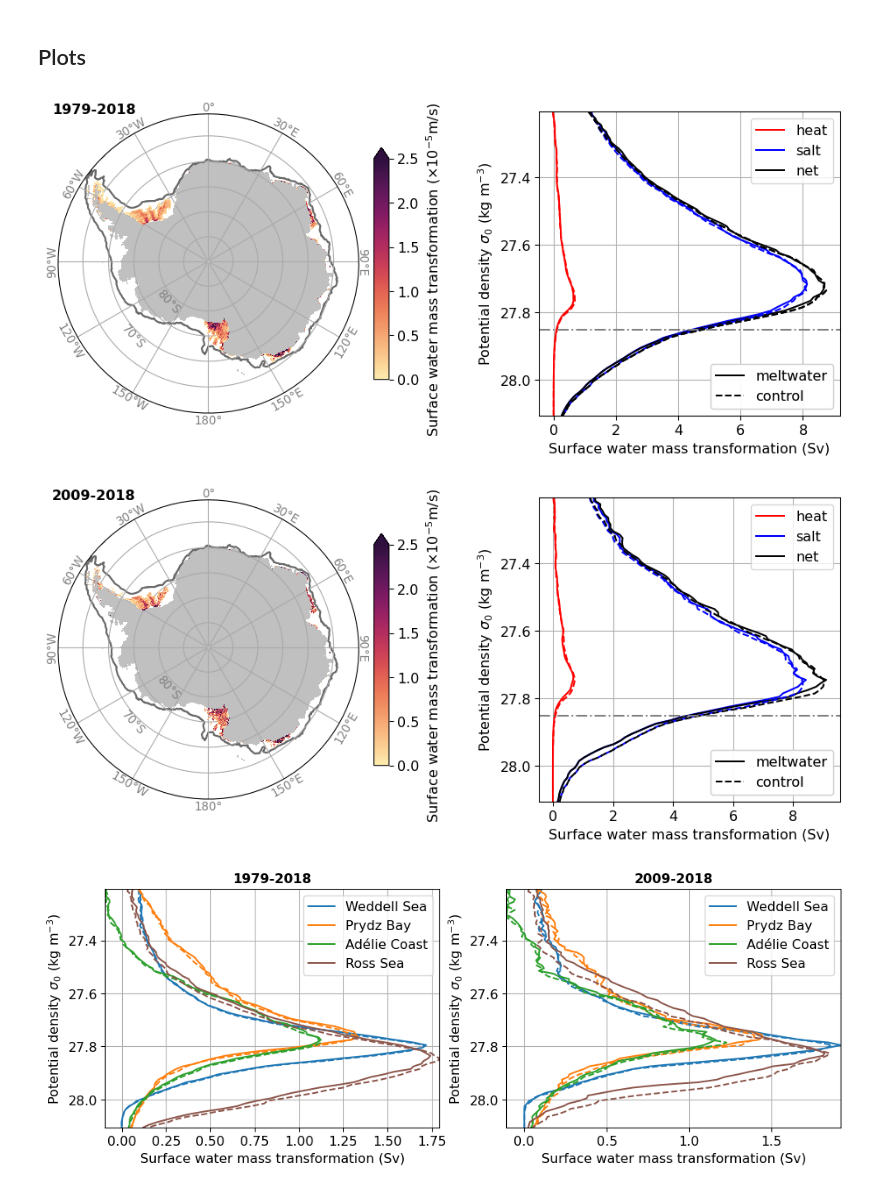
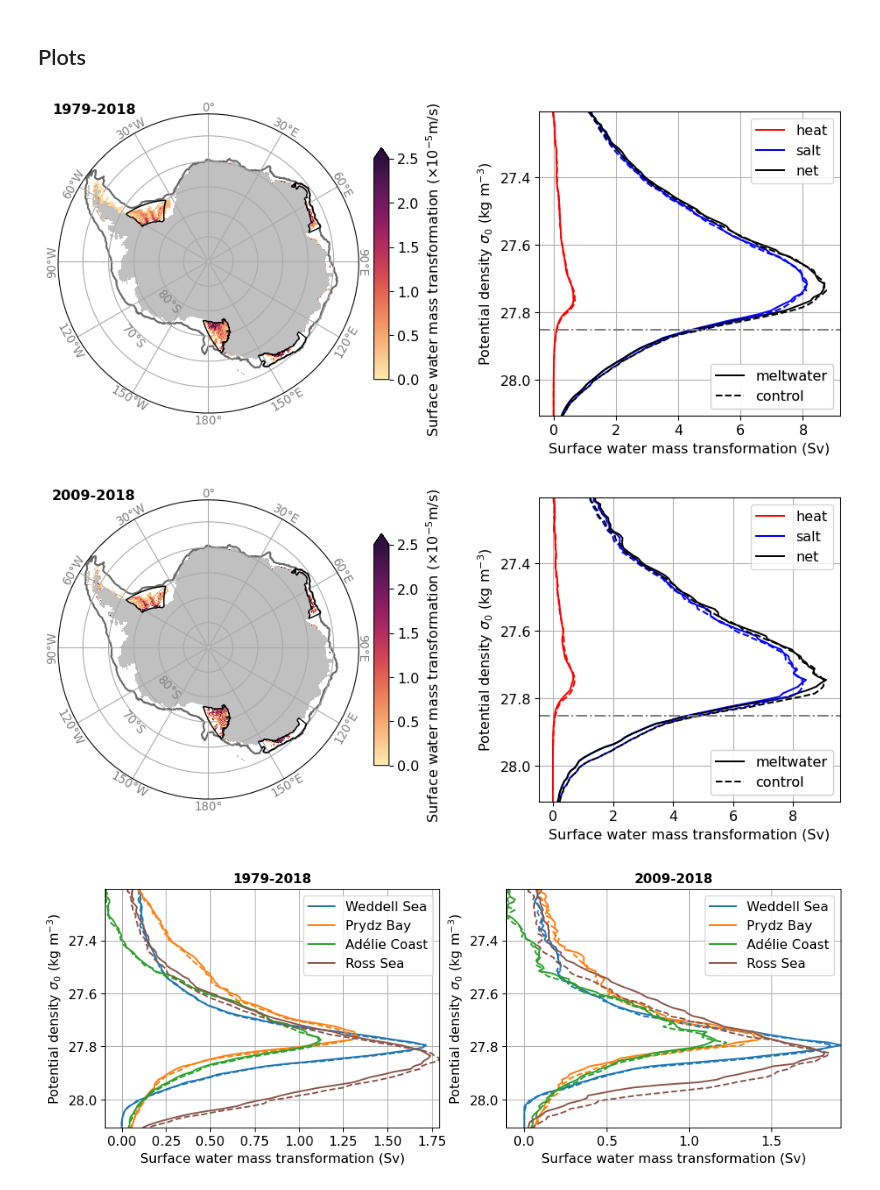
Before and after one commit to adele-morrison/IAF-meltwater, a Jupyter notebook: notebooks/SWMT_plots.ipynb, the cells around one changed output. Cells and saved outputs as stored; diff of their text form; code cells hidden in the pictures.

Commit message:
added outlines of DSW formation regions

```diff
--- a/notebooks/SWMT_plots.ipynb
+++ b/notebooks/SWMT_plots.ipynb
@@ -41,7 +42,7 @@ client
 # %% [output]
 <Client: 'tcp://127.0.0.1:41913' processes=4 threads=16, memory=250.00 GiB>
 # %%
-master_session = cc.database.create_session()
+session = cc.database.create_session()
 
 exp_ctrl = '01deg_jra55v140_iaf_cycle4'
 exp_melt = '01deg_jra55v140_iaf_cycle4_MWpert'
@@ -56,13 +57,26 @@ path_output = '/g/data/e14/cs6673/meltwater/data_SWMT/'
 # %%
 DSW_region = {
     'name': ['Weddell', 'Prydz', 'Adelie', 'Ross'],
-    'name_long': ['Weddell Sea', 'Prydz Bay', 'Adélie Coast', 'Ross Sea']}
+    'name_long': ['Weddell Sea', 'Prydz Bay', 'Adélie Coast', 'Ross Sea'],
+    'lon': [[-60, -35, -48, -62, -60],
+            [48, 73, 74, 48, 48],
+            [128-360, 152-360, 152-360, 128-360, 128-360],
+            [185-360, 160-360, 164-360, 172-360, 185-360]],
+    'lat': [[-71, -75, -78, -75, -71],
+            [-65, -66.5, -69, -68, -65],
+            [-64.5, -66, -69, -67.5, -64.5],
+            [-78, -78, -73, -71.5, -78]]}
 # %% [markdown]
 ## Load data
 # %%
 # topography data for plotting:
-ht = cc.querying.getvar(exp_ctrl,'ht' , master_session,n=1).sel(yt_ocean=lat_slice)
+ht = cc.querying.getvar(exp_ctrl,'ht' , session,n=1).sel(yt_ocean=lat_slice)
 land_mask = (ht*0).fillna(1)
+xt_ocean = cc.querying.getvar(
+    exp_ctrl, 'xt_ocean', session, frequency='static', n=1)
+yt_ocean = cc.querying.getvar(
+    exp_ctrl, 'yt_ocean', session, frequency='static', n=1).sel(
+    yt_ocean=slice(-90, -60))
 # land_mask = np.squeeze(ht.values)*0
 # land_mask[np.isnan(land_mask)] = 1
 # land_mask = np.where(land_mask==1,land_mask,np.nan)
@@ -70,6 +84,20 @@ land_mask = (ht*0).fillna(1)
 # # make land go all the way to -90S:
 # land_mask_lat = ht.yt_ocean.values
 # land_mask_lat[0] = -90
+# %%
+for a, area_text in enumerate(DSW_region['name']):
+    if a == 0:
+        mask_DSW = mask_from_polygon(
+            DSW_region['lon'][a], DSW_region['lat'][a], xt_ocean, yt_ocean).expand_dims(
+            area=['Weddell'])
+    else:
+        mask_DSW = xr.concat((mask_DSW, mask_from_polygon(
+            DSW_region['lon'][a], DSW_region['lat'][a],
+            xt_ocean, yt_ocean).expand_dims(area=[area_text])), dim='area')
+    mask_DSW, shelf_mask = shelf_mask_isobath(mask_DSW, output_mask=True)
+mask_DSW = mask_DSW.where(mask_DSW == True)
+mask_DSW = mask_DSW.where(land_mask == 0)
+mask_DSW = mask_DSW .where(mask_DSW == 1, 0)
 # %%
 # SWMT for all density classes at each grid point
 ds_SWMT = xr.open_mfdataset(
@@ -229,6 +257,9 @@ p = ax.pcolormesh(SWMT_Tmean.xt_ocean, SWMT_Tmean.yt_ocean,
 plt.contour(shelf_mask.xt_ocean, shelf_mask.yt_ocean, shelf_mask.values,
             levels=[0, 1], colors = 'dimgray', linewidth=.7,
             transform=ccrs.PlateCarree())
+for a, area_text in enumerate(DSW_region['name']):
+    plt.contour(mask_DSW.xt_ocean, mask_DSW.yt_ocean, mask_DSW[a, :, :], levels=[1],
+                colors='k', linewidths=1, transform=proj, zorder=5)
 plt.text(-.02, 1, '1979-2018', fontweight='bold', transform=ax.transAxes)
 
 padx, pady, width = (0.015, .04, 0.015)
@@ -250,34 +281,34 @@ plt.plot(
 # ctrl
 plt.plot(
     SWMT_ctrl_heat_shelf.mean('time'), SWMT_ctrl_heat_shelf.isopycnal_bins,
     color='r', linestyle='--')
 plt.plot(
     SWMT_ctrl_salt_shelf.mean('time'), SWMT_ctrl_salt_shelf.isopycnal_bins,
     color='b', linestyle='--')
 plt.plot(
     SWMT_ctrl_shelf.mean('time'), SWMT_ctrl_shelf.isopycnal_bins,
     color='k', linestyle='--')
 plt.axhline(27.85, color='grey', linestyle='-.')
 
 lines = plt.gca().get_lines()
 legend1 = plt.legend(
     [lines[i] for i in [0,1,2]],
     [lines[i].get_label() for i in [0, 1, 2]], loc=1)
 legend2 = plt.legend(
     [lines[i] for i in [2, 5]], ['meltwater', 'control'], loc=4)
 plt.gca().add_artist(legend1)
 plt.gca().add_artist(legend2)
 
 plt.gca().invert_yaxis()
 plt.autoscale(enable=True, axis='y', tight=True)
 plt.grid()
 
 plt.xlabel('Surface water mass transformation (Sv)')
 plt.ylabel('Potential density $\sigma_0$ (kg m$^{-3}$)')
 
 plt.show()
 # %% [output]
-[figure, old version]
+[figure, new version]
 # %%
 fig = plt.figure(figsize=(12, 10))
 plt.subplots_adjust(wspace=.6)
@@ -317,6 +348,9 @@ p = ax.pcolormesh(SWMT_Tmean.xt_ocean, SWMT_Tmean.yt_ocean,
 plt.contour(shelf_mask.xt_ocean, shelf_mask.yt_ocean, shelf_mask.values,
             levels=[0, 1], colors = 'dimgray', linewidth=.7,
             transform=ccrs.PlateCarree())
+for a, area_text in enumerate(DSW_region['name']):
+    plt.contour(mask_DSW.xt_ocean, mask_DSW.yt_ocean, mask_DSW[a, :, :], levels=[1],
+                colors='k', linewidths=1, transform=proj, zorder=5)
 plt.text(-.02, 1, '2009-2018', fontweight='bold', transform=ax.transAxes)
 
 padx, pady, width = (0.015, .04, 0.015)
@@ -371,7 +405,7 @@ plt.ylabel('Potential density $\sigma_0$ (kg m$^{-3}$)')
 
 plt.show()
 # %% [output]
-[figure, old version]
+[figure, new version]
 # %%
 plt.figure(figsize=(12, 4))
 col = ['tab:blue', 'tab:orange', 'tab:green', 'tab:brown']
```
Also changed, not shown: parts of 1 cell of this notebook.
